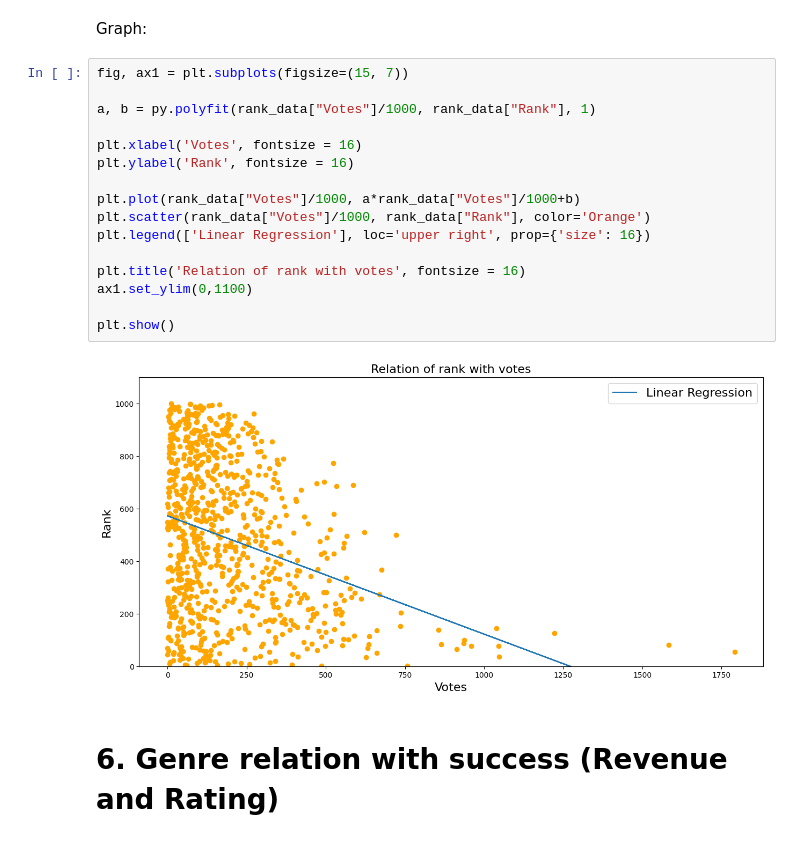
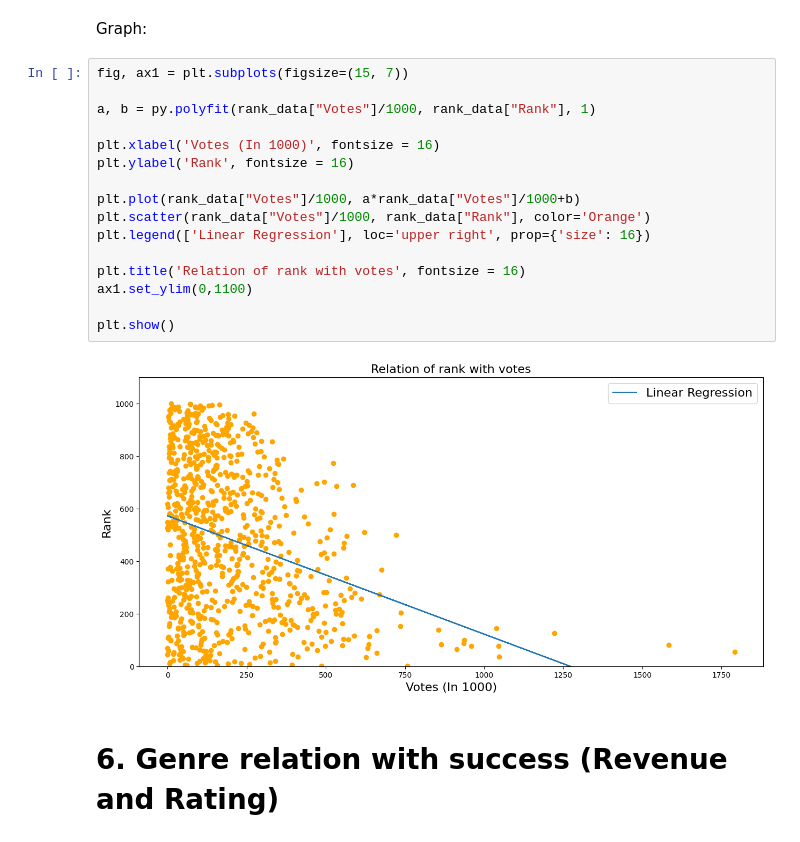
Before and after one commit to LinusTC/IMDBMovies, a Jupyter notebook: CW3.ipynb, the cells around one changed output. Saved outputs shown, nothing was run; the diff lists cells and outputs as text.

```diff
--- a/CW3.ipynb
+++ b/CW3.ipynb
@@ -321,21 +320,21 @@ Graph:
 # %%
 fig, ax1 = plt.subplots(figsize=(15, 7))
 
 a, b = py.polyfit(rank_data["Votes"]/1000, rank_data["Rank"], 1)
 
-plt.xlabel('Votes', fontsize = 16)
+plt.xlabel('Votes (In 1000)', fontsize = 16)
 plt.ylabel('Rank', fontsize = 16)
 
 plt.plot(rank_data["Votes"]/1000, a*rank_data["Votes"]/1000+b)
 plt.scatter(rank_data["Votes"]/1000, rank_data["Rank"], color='Orange')
 plt.legend(['Linear Regression'], loc='upper right', prop={'size': 16})
 
 plt.title('Relation of rank with votes', fontsize = 16)
 ax1.set_ylim(0,1100)
 
 plt.show()
 # %% [output]
-[figure, old version]
+[figure, new version]
 # %% [markdown]
 # 6. Genre relation with success (Revenue and Rating)
 # %%
```
Also changed, not shown: parts of 6 cells of this notebook.
